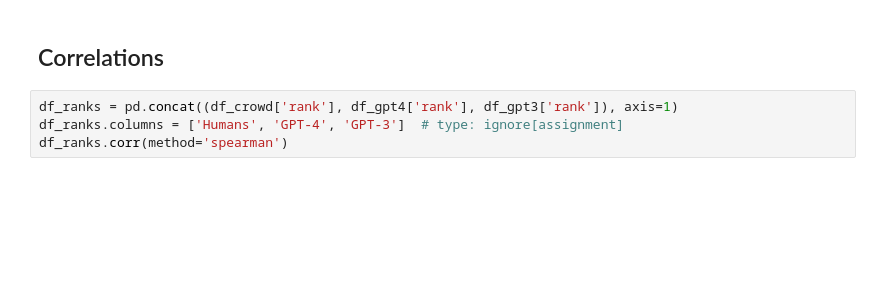
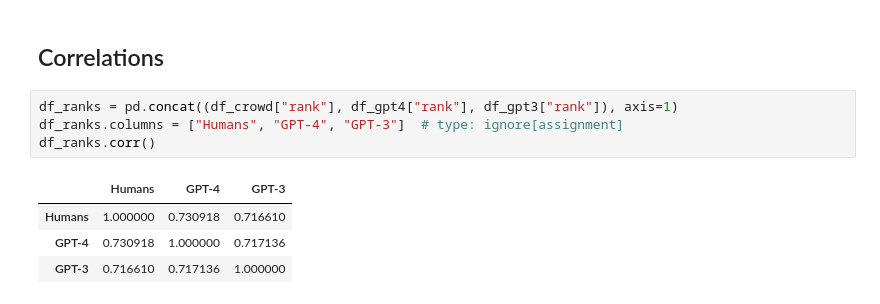
Before and after one commit to dustalov/llmfao, a Jupyter notebook: leaderboard.ipynb, the cells around one changed output. Cells and saved outputs as stored; diff of their text form; blank space fills up the shorter version.

```diff
--- a/leaderboard.ipynb
+++ b/leaderboard.ipynb
@@ -71,6 +144,11 @@ pairwise(df_gpt3)
 # %% [markdown]
 ## Correlations
 # %%
-df_ranks = pd.concat((df_crowd['rank'], df_gpt4['rank'], df_gpt3['rank']), axis=1)
-df_ranks.columns = ['Humans', 'GPT-4', 'GPT-3']  # type: ignore[assignment]
-df_ranks.corr(method='spearman')
+df_ranks = pd.concat((df_crowd["rank"], df_gpt4["rank"], df_gpt3["rank"]), axis=1)
+df_ranks.columns = ["Humans", "GPT-4", "GPT-3"]  # type: ignore[assignment]
+df_ranks.corr()
+# %% [output]
+|  | Humans | GPT-4 | GPT-3 |
+| Humans | 1.000000 | 0.730918 | 0.716610 |
+| GPT-4 | 0.730918 | 1.000000 | 0.717136 |
+| GPT-3 | 0.716610 | 0.717136 | 1.000000 |
```
Also changed, not shown: parts of 12 cells of this notebook, 7 other files.
